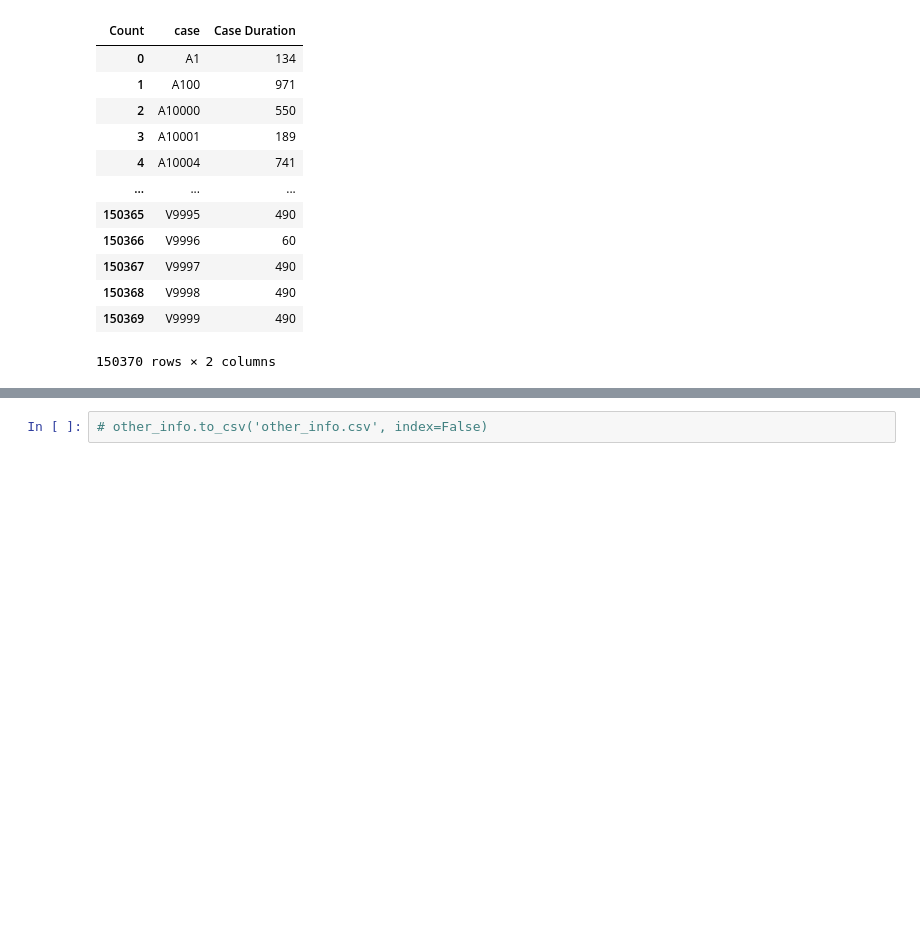
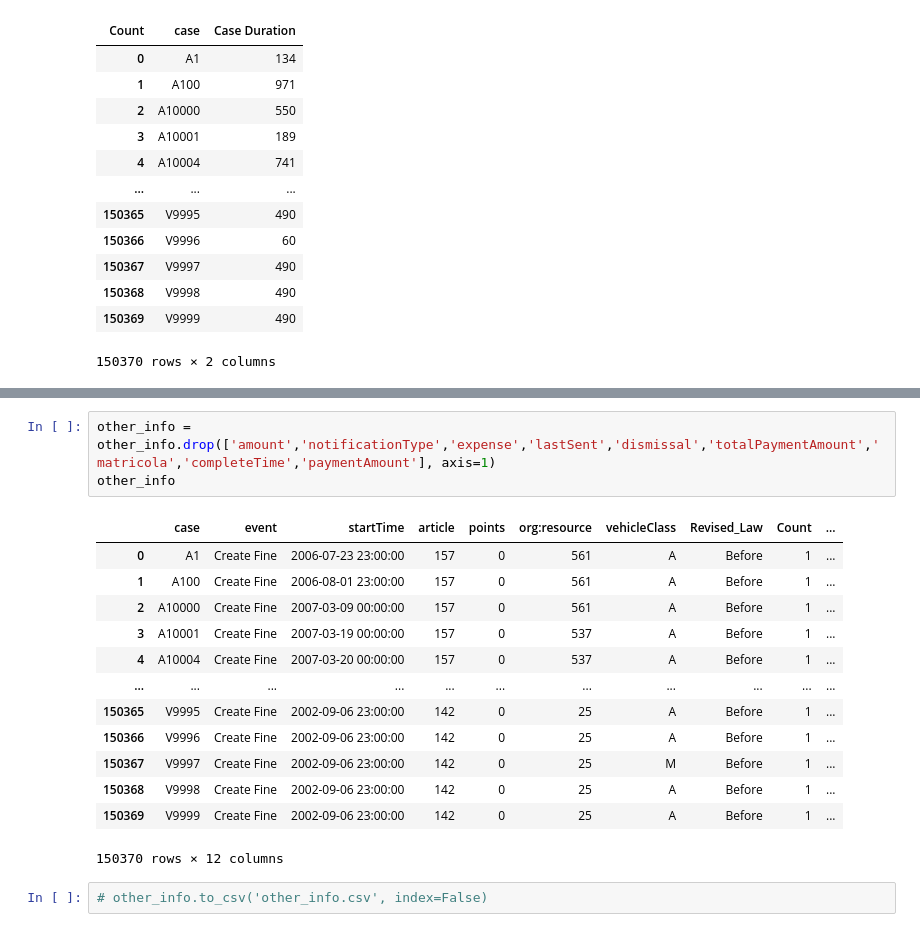
Before and after one commit to nkwachiabel/Process-Mining-Road-Traffic-Fine-Management, a Jupyter notebook: Road Traffic Fine Management.ipynb, the cells around one changed output, grey strips where cells are left out. Cells and saved outputs as stored; diff of their text form; blank space fills up the shorter version.

```diff
--- a/Road Traffic Fine Management.ipynb
+++ b/Road Traffic Fine Management.ipynb
@@ -349,2 +335,19 @@ other_info
+# %%
+other_info = other_info.drop(['amount','notificationType','expense','lastSent','dismissal','totalPaymentAmount','matricola','completeTime','paymentAmount'], axis=1)
+other_info
+# %% [output]
+|  | case | event | startTime | article | points | org:resource | vehicleClass | Revised_Law | Count | ... |
+| 0 | A1 | Create Fine | 2006-07-23 23:00:00 | 157 | 0 | 561 | A | Before | 1 | ... |
+| 1 | A100 | Create Fine | 2006-08-01 23:00:00 | 157 | 0 | 561 | A | Before | 1 | ... |
+| 2 | A10000 | Create Fine | 2007-03-09 00:00:00 | 157 | 0 | 561 | A | Before | 1 | ... |
+| 3 | A10001 | Create Fine | 2007-03-19 00:00:00 | 157 | 0 | 537 | A | Before | 1 | ... |
+| 4 | A10004 | Create Fine | 2007-03-20 00:00:00 | 157 | 0 | 537 | A | Before | 1 | ... |
+| ... | ... | ... | ... | ... | ... | ... | ... | ... | ... | ... |
+| 150365 | V9995 | Create Fine | 2002-09-06 23:00:00 | 142 | 0 | 25 | A | Before | 1 | ... |
+| 150366 | V9996 | Create Fine | 2002-09-06 23:00:00 | 142 | 0 | 25 | A | Before | 1 | ... |
+| 150367 | V9997 | Create Fine | 2002-09-06 23:00:00 | 142 | 0 | 25 | M | Before | 1 | ... |
+| 150368 | V9998 | Create Fine | 2002-09-06 23:00:00 | 142 | 0 | 25 | A | Before | 1 | ... |
+| 150369 | V9999 | Create Fine | 2002-09-06 23:00:00 | 142 | 0 | 25 | A | Before | 1 | ... |
+150370 rows × 12 columns
 # %%
 # other_info.to_csv('other_info.csv', index=False)
```
Also changed, not shown: parts of 49 cells of this notebook.
